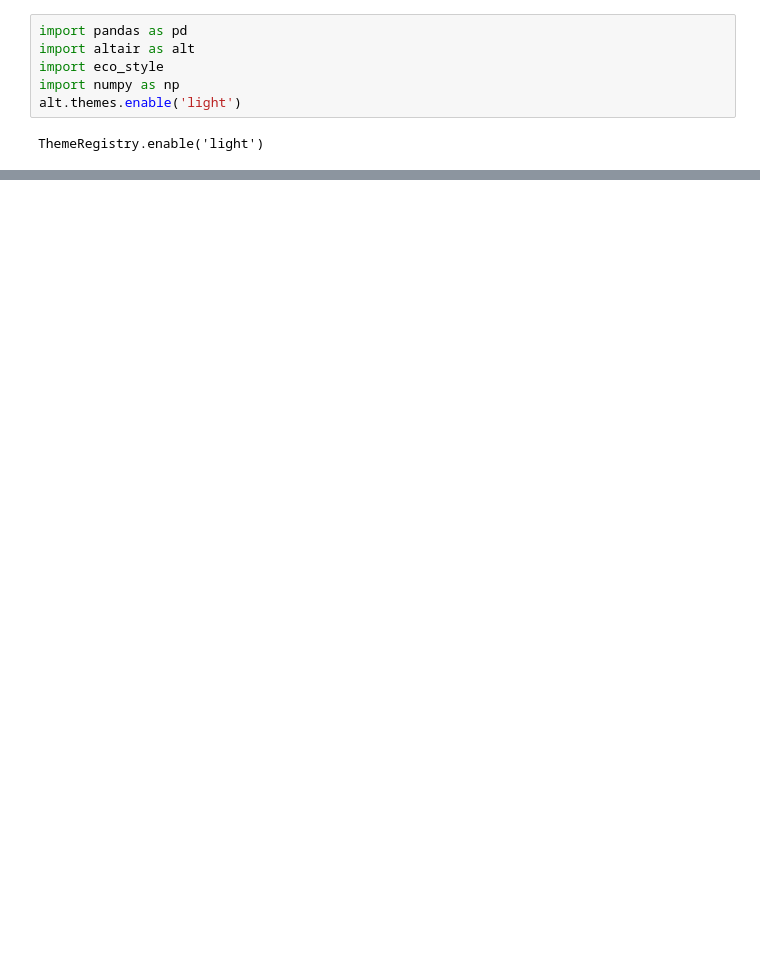
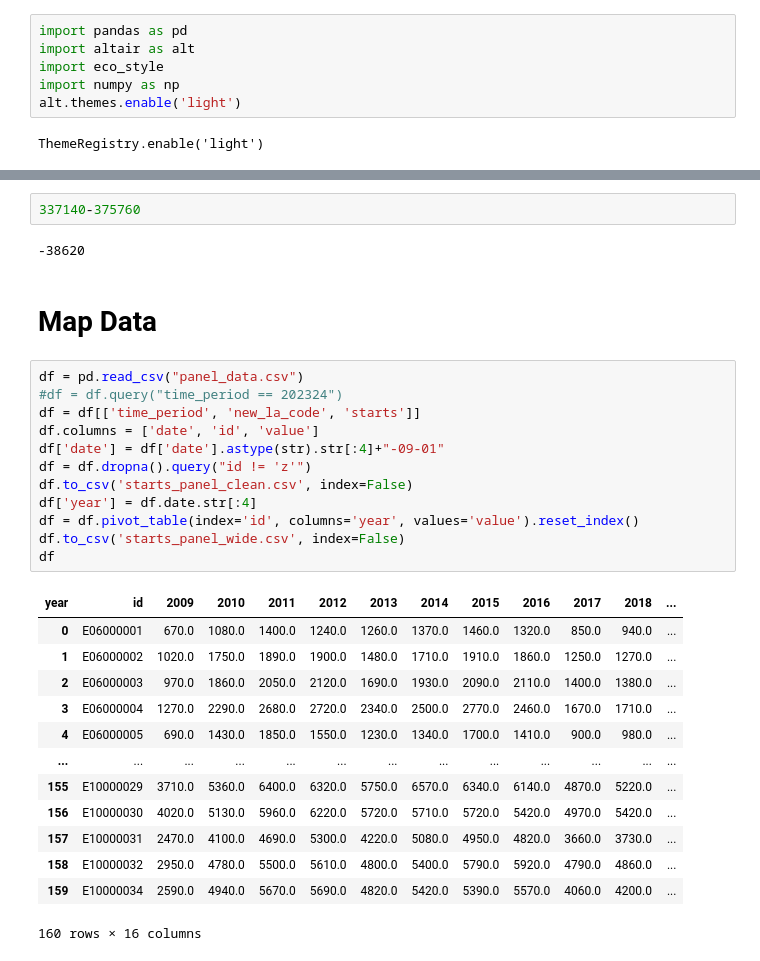
Before and after one commit to jhellingsdata/RADataHub, a Jupyter notebook: Article Charts/Apprentices/apprent.ipynb, the cells around one changed output, grey strips where cells are left out. Saved outputs shown, nothing was run; the diff lists cells and outputs as text; blank space fills up the shorter version.

Commit message:
data

```diff
--- a/Article Charts/Apprentices/apprent.ipynb
+++ b/Article Charts/Apprentices/apprent.ipynb
@@ -38,0 +70,32 @@ chart.save('starts_ends.json')
+# %%
+337140-375760
+# %% [output]
+-38620
+# %% [markdown]
+# Map Data
+# %%
+df = pd.read_csv("panel_data.csv")
+#df = df.query("time_period == 202324")
+df = df[['time_period', 'new_la_code', 'starts']]
+df.columns = ['date', 'id', 'value']
+df['date'] = df['date'].astype(str).str[:4]+"-09-01"
+df = df.dropna().query("id != 'z'")
+df.to_csv('starts_panel_clean.csv', index=False)
+df['year'] = df.date.str[:4]
+df = df.pivot_table(index='id', columns='year', values='value').reset_index()
+df.to_csv('starts_panel_wide.csv', index=False)
+df
+# %% [output]
+| year | id | 2009 | 2010 | 2011 | 2012 | 2013 | 2014 | 2015 | 2016 | 2017 | 2018 | ... |
+| 0 | E06000001 | 670.0 | 1080.0 | 1400.0 | 1240.0 | 1260.0 | 1370.0 | 1460.0 | 1320.0 | 850.0 | 940.0 | ... |
+| 1 | E06000002 | 1020.0 | 1750.0 | 1890.0 | 1900.0 | 1480.0 | 1710.0 | 1910.0 | 1860.0 | 1250.0 | 1270.0 | ... |
+| 2 | E06000003 | 970.0 | 1860.0 | 2050.0 | 2120.0 | 1690.0 | 1930.0 | 2090.0 | 2110.0 | 1400.0 | 1380.0 | ... |
+| 3 | E06000004 | 1270.0 | 2290.0 | 2680.0 | 2720.0 | 2340.0 | 2500.0 | 2770.0 | 2460.0 | 1670.0 | 1710.0 | ... |
+| 4 | E06000005 | 690.0 | 1430.0 | 1850.0 | 1550.0 | 1230.0 | 1340.0 | 1700.0 | 1410.0 | 900.0 | 980.0 | ... |
+| ... | ... | ... | ... | ... | ... | ... | ... | ... | ... | ... | ... | ... |
+| 155 | E10000029 | 3710.0 | 5360.0 | 6400.0 | 6320.0 | 5750.0 | 6570.0 | 6340.0 | 6140.0 | 4870.0 | 5220.0 | ... |
+| 156 | E10000030 | 4020.0 | 5130.0 | 5960.0 | 6220.0 | 5720.0 | 5710.0 | 5720.0 | 5420.0 | 4970.0 | 5420.0 | ... |
+| 157 | E10000031 | 2470.0 | 4100.0 | 4690.0 | 5300.0 | 4220.0 | 5080.0 | 4950.0 | 4820.0 | 3660.0 | 3730.0 | ... |
+| 158 | E10000032 | 2950.0 | 4780.0 | 5500.0 | 5610.0 | 4800.0 | 5400.0 | 5790.0 | 5920.0 | 4790.0 | 4860.0 | ... |
+| 159 | E10000034 | 2590.0 | 4940.0 | 5670.0 | 5690.0 | 4820.0 | 5420.0 | 5390.0 | 5570.0 | 4060.0 | 4200.0 | ... |
+160 rows × 16 columns
```
Also changed, not shown: parts of 9 cells of this notebook, 14 other files.
